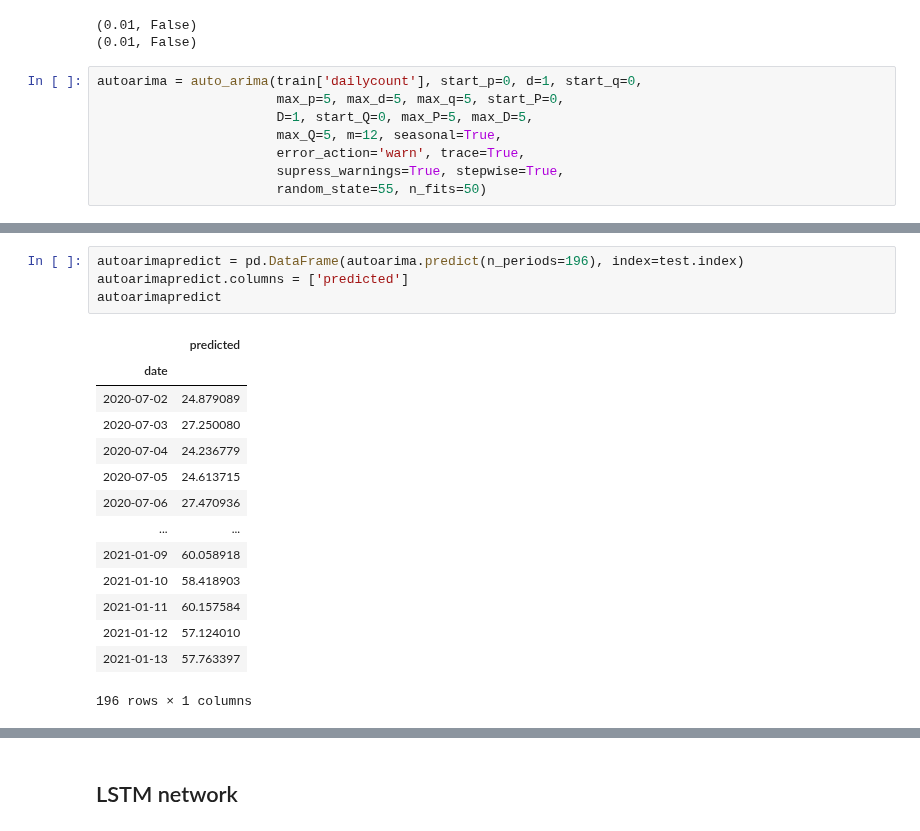
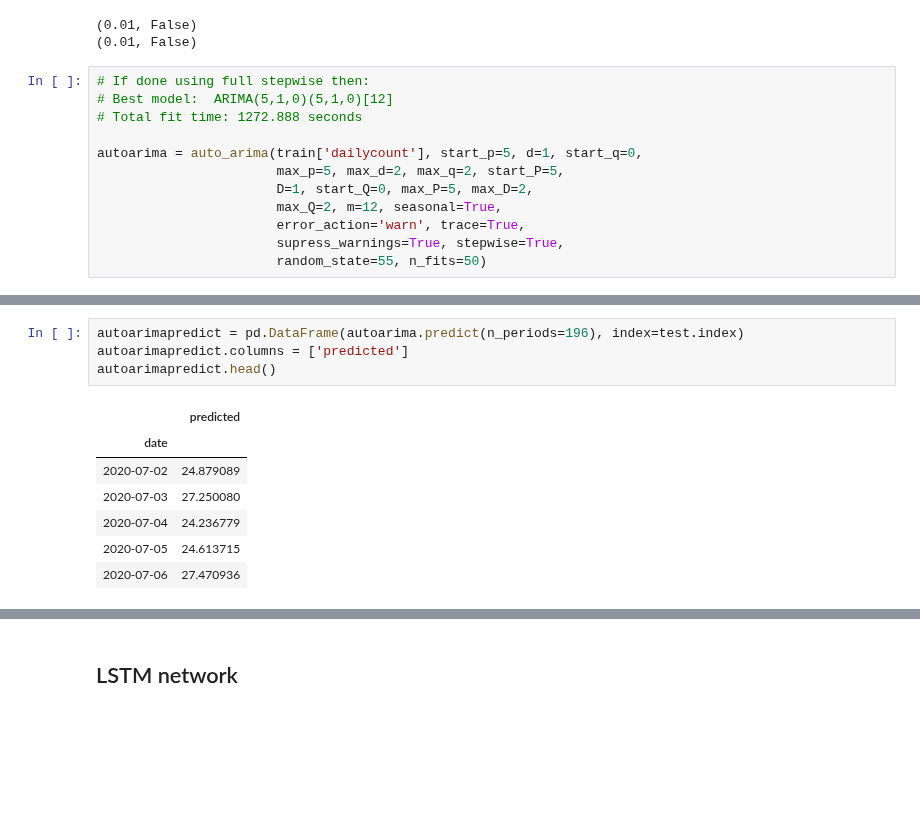
Before and after one commit to Moses-Lin/projectzomboidtimeseries, a Jupyter notebook: Time Series.ipynb, the cells around one changed output, grey strips where cells are left out. Saved outputs shown, nothing was run; the diff lists cells and outputs as text; blank space fills up the shorter version.

```diff
--- a/Time Series.ipynb
+++ b/Time Series.ipynb
@@ -725,10 +745,14 @@ print(adftest.should_diff(reviewcount['dailycountfilter']))
 (0.01, False)
 (0.01, False)
 # %%
-autoarima = auto_arima(train['dailycount'], start_p=0, d=1, start_q=0,
-                       max_p=5, max_d=5, max_q=5, start_P=0,
-                       D=1, start_Q=0, max_P=5, max_D=5,
-                       max_Q=5, m=12, seasonal=True,
+# If done using full stepwise then:
+# Best model:  ARIMA(5,1,0)(5,1,0)[12]
+# Total fit time: 1272.888 seconds
+
+autoarima = auto_arima(train['dailycount'], start_p=5, d=1, start_q=0,
+                       max_p=5, max_d=2, max_q=2, start_P=5,
+                       D=1, start_Q=0, max_P=5, max_D=2,
+                       max_Q=2, m=12, seasonal=True,
                        error_action='warn', trace=True,
                        supress_warnings=True, stepwise=True,
                        random_state=55, n_fits=50)
@@ -782,22 +804,15 @@ Warnings:
 # %%
 autoarimapredict = pd.DataFrame(autoarima.predict(n_periods=196), index=test.index)
 autoarimapredict.columns = ['predicted']
-autoarimapredict
+autoarimapredict.head()
 # %% [output]
 |  | predicted |
 | date |  |
 | 2020-07-02 | 24.879089 |
 | 2020-07-03 | 27.250080 |
 | 2020-07-04 | 24.236779 |
 | 2020-07-05 | 24.613715 |
 | 2020-07-06 | 27.470936 |
-| ... | ... |
-| 2021-01-09 | 60.058918 |
-| 2021-01-10 | 58.418903 |
-| 2021-01-11 | 60.157584 |
-| 2021-01-12 | 57.124010 |
-| 2021-01-13 | 57.763397 |
-196 rows × 1 columns
 # %%
 plt.figure(figsize=(15,5))
 plt.plot(train.index, train['dailycount'], label='Train')
```
Also changed, not shown: parts of 17 cells of this notebook.
